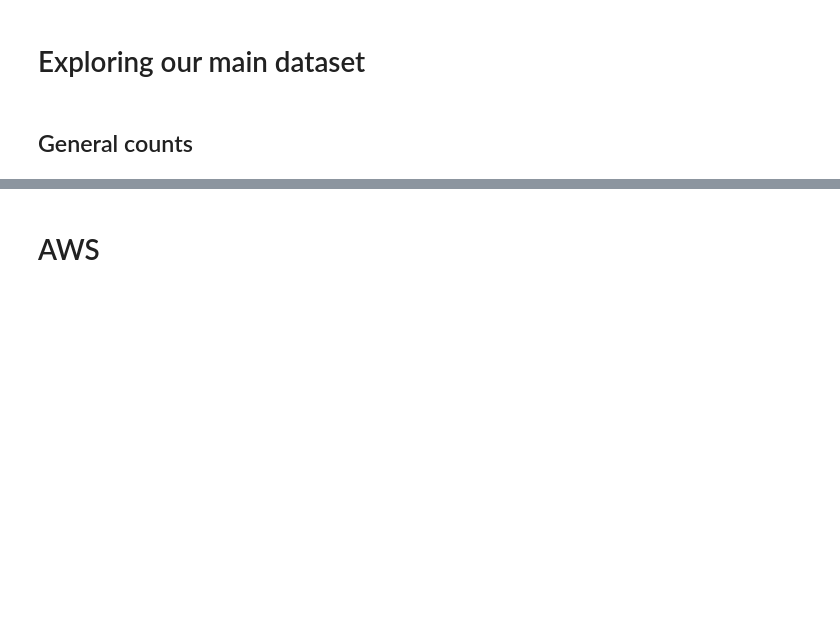
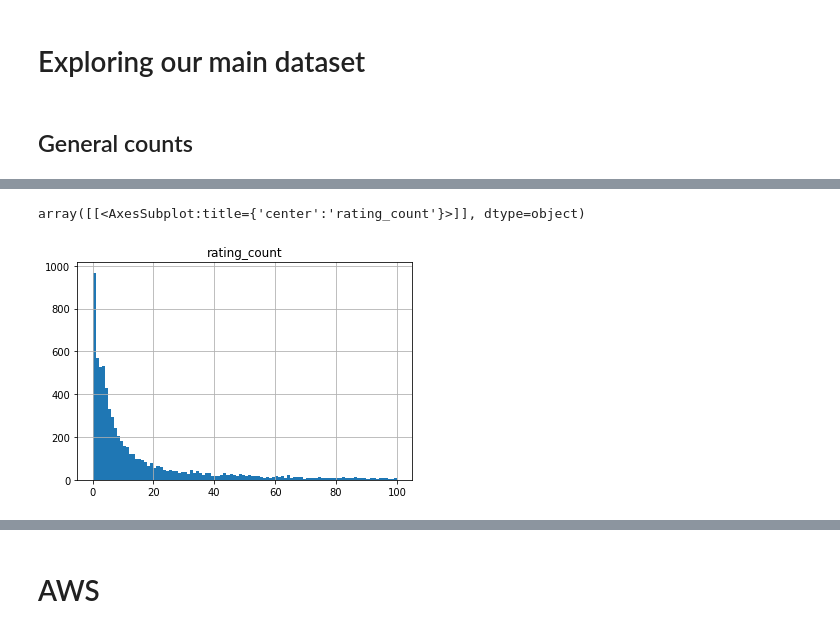
Before and after one commit to Letsopappaaa/ginventory_project, a Jupyter notebook: ginventory.ipynb, the cells around one changed output, grey strips where cells are left out. Cells and saved outputs as stored; diff of their text form; code cells hidden in the pictures; blank space fills up the shorter version.

```diff
--- a/ginventory.ipynb
+++ b/ginventory.ipynb
@@ -282,7 +281,10 @@ df_gin_explore.sort_values("rating_count", ascending=False).head(3)
 # %%
 # Gin ratings count histogram
 # Most gins have 0-20 ratings
-df_gin.hist(column='rating_count' ,bins=100, range=[0, 1000])
+df_gin.hist(column='rating_count' ,bins=100, range=[0, 100])
+# %% [output]
+array([[<AxesSubplot:title={'center':'rating_count'}>]], dtype=object)
+[figure, added]
 # %%
 # Best rated producers
 df_gin_explore = df_gin[["producer", "average_rating"]]
```
Also changed, not shown: parts of 17 cells of this notebook, 6 other files.
